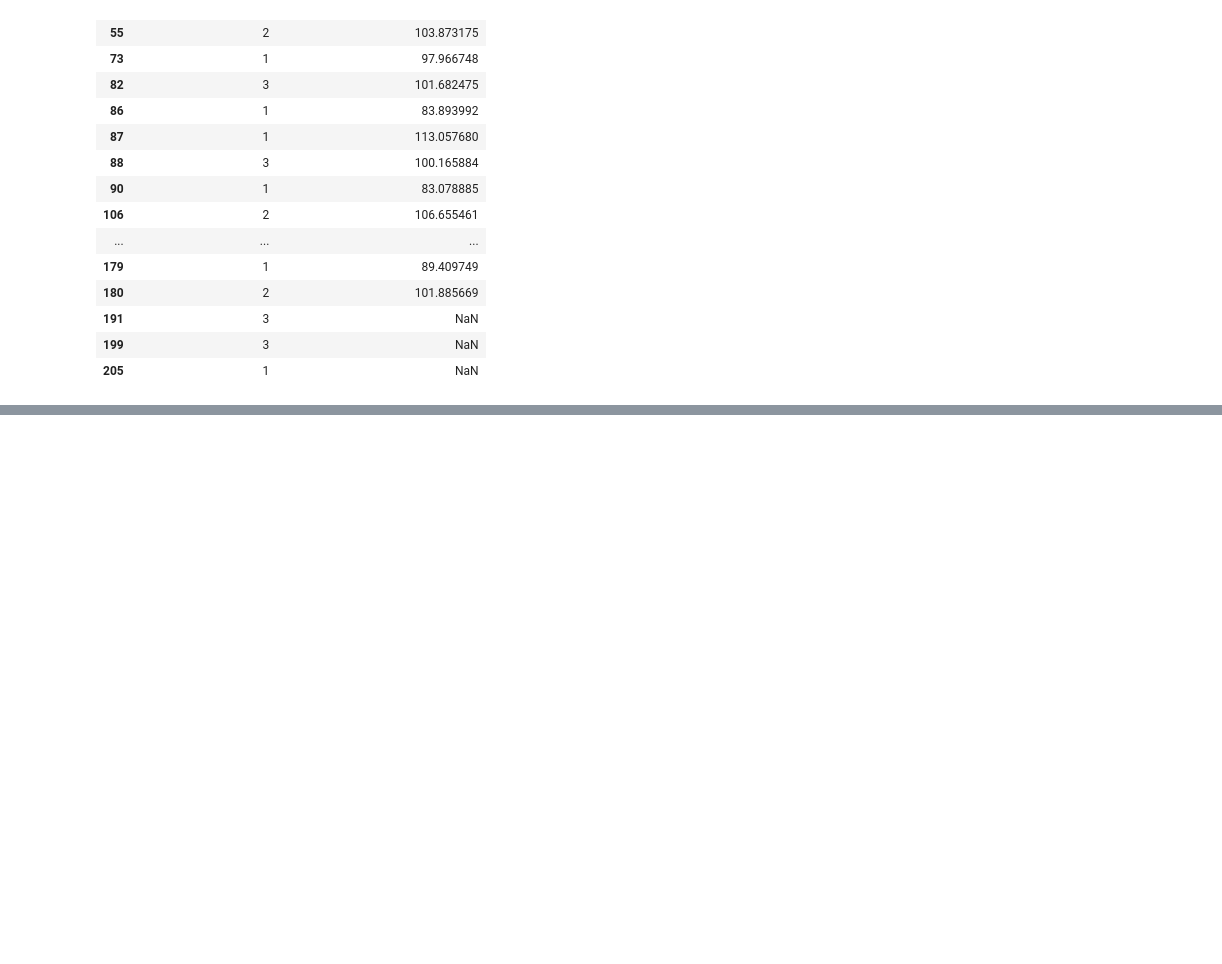
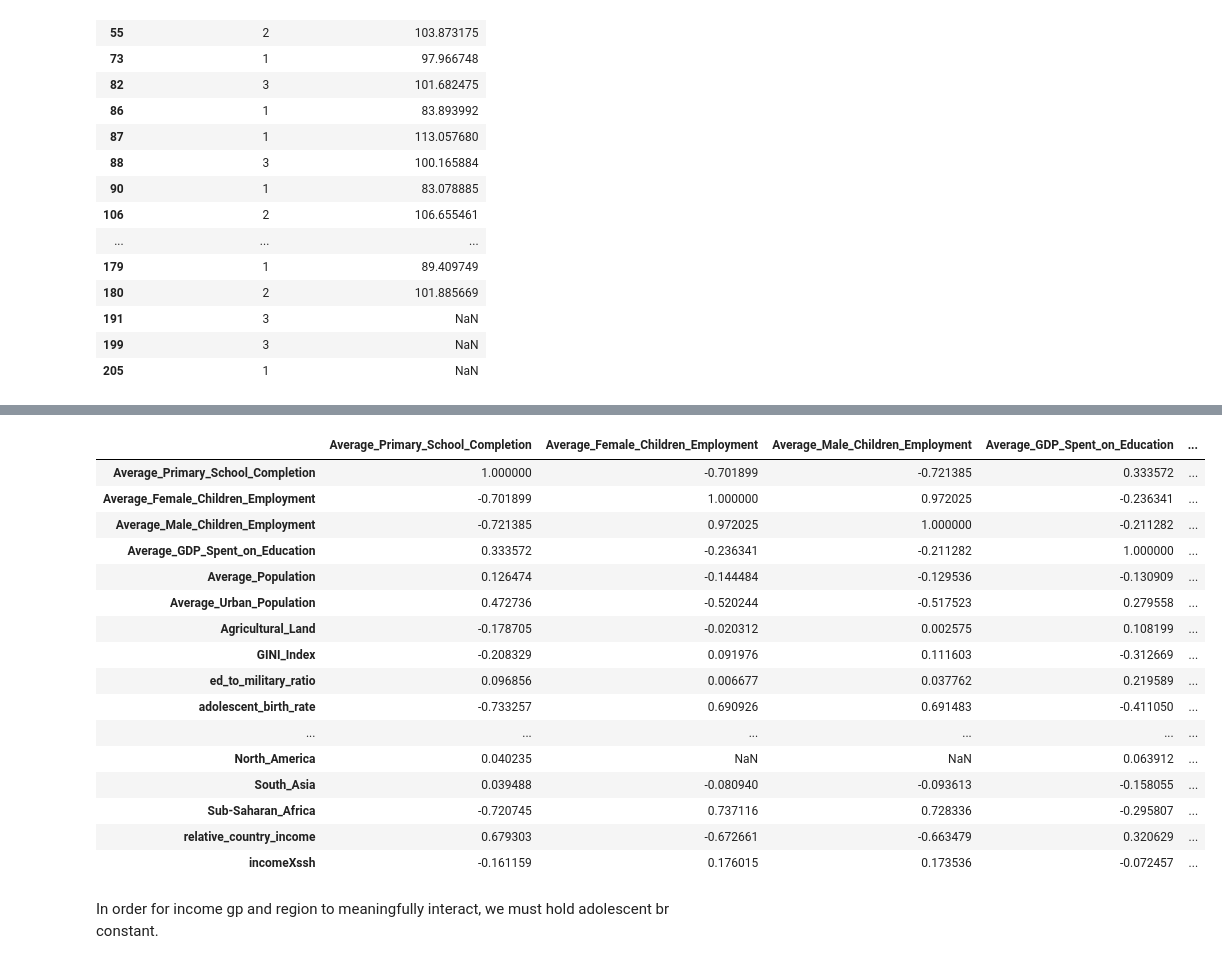
Before and after one commit to Yee-Brian14/primary_completion_rate, a Jupyter notebook: working-notebook.ipynb, the cells around one changed output, grey strips where cells are left out. Drawn from its saved outputs; the diff is of its cells as text; code cells hidden in the pictures; blank space fills up the shorter version.

```diff
--- a/working-notebook.ipynb
+++ b/working-notebook.ipynb
@@ -559,0 +624,3 @@ Interaction term: $$SSA \cdot RCI$$
+# %%
+# rename columns
+data.columns = [x.replace(' ', '_') for x in data.columns]
@@ -559,0 +653,3 @@ Interaction term: $$SSA \cdot RCI$$
+# %%
+# make adolescent birth rate a percentage, since right now it's per 1000 girls
+data['adolescent_birth_rate'] = data['adolescent_birth_rate'].apply(lambda x: x/1000)
@@ -559,0 +718,22 @@ Interaction term: $$SSA \cdot RCI$$
+# %%
+data.corr()
+# %% [output]
+|  | Average_Primary_School_Completion | Average_Female_Children_Employment | Average_Male_Children_Employment | Average_GDP_Spent_on_Education | ... |
+| Average_Primary_School_Completion | 1.000000 | -0.701899 | -0.721385 | 0.333572 | ... |
+| Average_Female_Children_Employment | -0.701899 | 1.000000 | 0.972025 | -0.236341 | ... |
+| Average_Male_Children_Employment | -0.721385 | 0.972025 | 1.000000 | -0.211282 | ... |
+| Average_GDP_Spent_on_Education | 0.333572 | -0.236341 | -0.211282 | 1.000000 | ... |
+| Average_Population | 0.126474 | -0.144484 | -0.129536 | -0.130909 | ... |
+| Average_Urban_Population | 0.472736 | -0.520244 | -0.517523 | 0.279558 | ... |
+| Agricultural_Land | -0.178705 | -0.020312 | 0.002575 | 0.108199 | ... |
+| GINI_Index | -0.208329 | 0.091976 | 0.111603 | -0.312669 | ... |
+| ed_to_military_ratio | 0.096856 | 0.006677 | 0.037762 | 0.219589 | ... |
+| adolescent_birth_rate | -0.733257 | 0.690926 | 0.691483 | -0.411050 | ... |
+| ... | ... | ... | ... | ... | ... |
+| North_America | 0.040235 | NaN | NaN | 0.063912 | ... |
+| South_Asia | 0.039488 | -0.080940 | -0.093613 | -0.158055 | ... |
+| Sub-Saharan_Africa | -0.720745 | 0.737116 | 0.728336 | -0.295807 | ... |
+| relative_country_income | 0.679303 | -0.672661 | -0.663479 | 0.320629 | ... |
+| incomeXssh | -0.161159 | 0.176015 | 0.173536 | -0.072457 | ... |
+# %% [markdown]
+In order for income gp and region to meaningfully interact, we must hold adolescent br constant.
```
Also changed, not shown: parts of 17 cells of this notebook, 1 other file.
